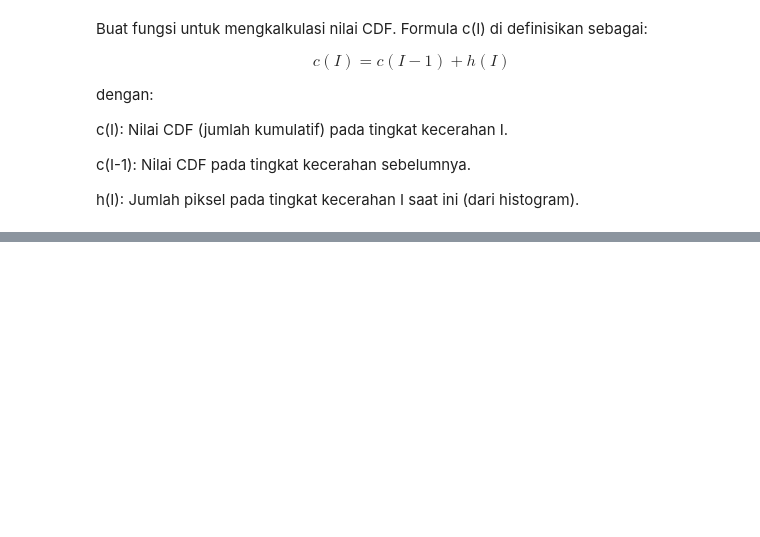
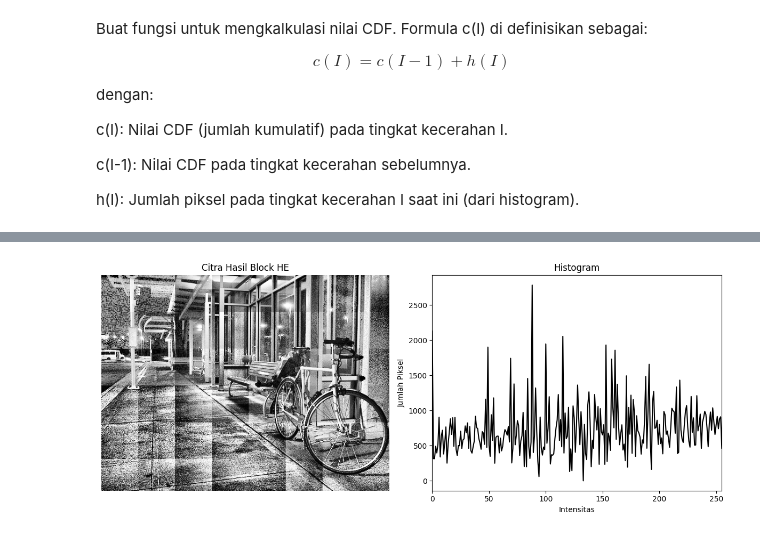
Before and after one commit to sakspari/CVL_Assignment01, a Jupyter notebook: main.ipynb, the cells around one changed output, grey strips where cells are left out. Cells and saved outputs as stored; diff of their text form; code cells hidden in the pictures; blank space fills up the shorter version.

```diff
--- a/main.ipynb
+++ b/main.ipynb
@@ -244,0 +251,34 @@ Berhasil memuat citra: ./dataset/a0066-Ja_Pe-65.jpg
+# %%
+def block_histogram_equalization(np_img, block_size=64):
+
+    h, w = np_img.shape
+    result = np.zeros_like(np_img)
+
+    # Loop per blok
+    for i in range(0, h, block_size):
+        for j in range(0, w, block_size):
+            # Ambil blok
+            block = np_img[i:i+block_size, j:j+block_size]
+
+            # kalkulasi histogram
+            hist = calc_histogram(block)
+
+            # hitung CDF per blok
+            cdf = calc_cdf(hist)
+            cdf_min = cdf[np.nonzero(cdf)][0]
+            total_pixel = block.size
+
+            # kalkulasi hv per blok
+            L = 256
+            hv = np.round((cdf - cdf_min) / (total_pixel - cdf_min) * (L-1))
+            hv = np.clip(hv, 0, 255).astype(np.uint8)
+
+            # Mapping blok
+            result[i:i+block_size, j:j+block_size] = hv[block]
+
+    return result
+# %%
+bhe_dark_img = block_histogram_equalization(np_img)
+vis_img_with_histogram(bhe_dark_img, "Citra Hasil Block HE")
+# %% [output]
+[figure, added]
```
Also changed, not shown: parts of 12 cells of this notebook.
